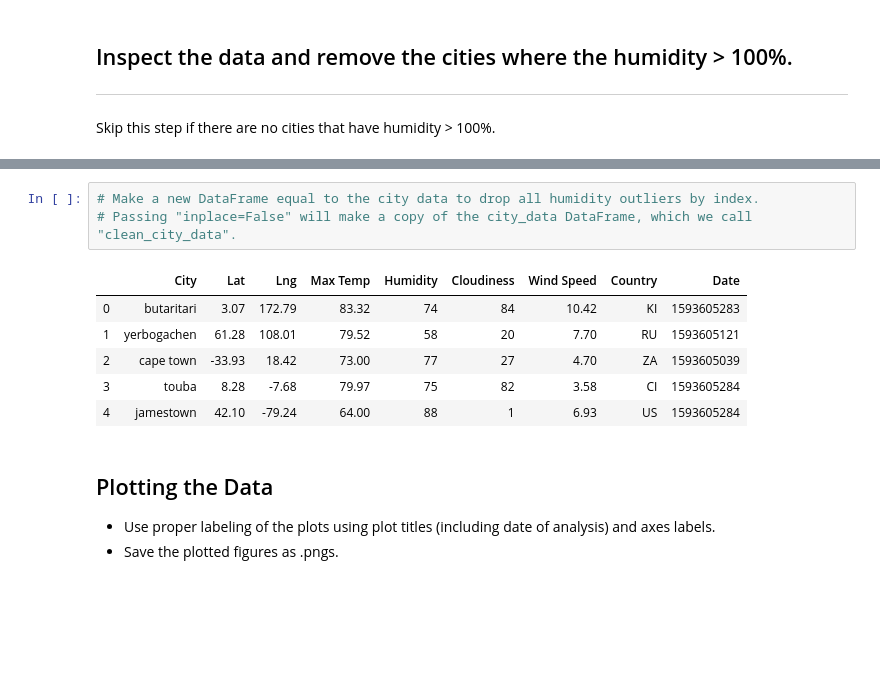
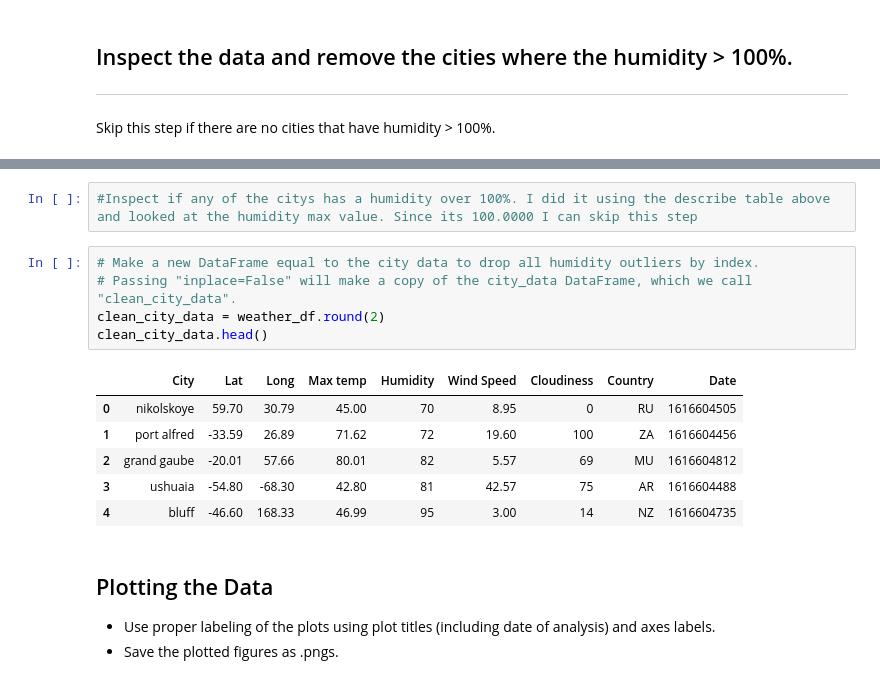
Before and after one commit to danielatuesta55/python-api-challenge, a Jupyter notebook: WeatherPy/WeatherPy-updated.ipynb, the cells around one changed output, grey strips where cells are left out. Drawn from its saved outputs; the diff is of its cells as text; blank space fills up the shorter version.

Commit message:
got clean_df and round it two decimal

```diff
--- a/WeatherPy/WeatherPy-updated.ipynb
+++ b/WeatherPy/WeatherPy-updated.ipynb
@@ -220,13 +205,17 @@ Int64Index([], dtype='int64')
+# %%
+#Inspect if any of the citys has a humidity over 100%. I did it using the describe table above and looked at the humidity max value. Since its 100.0000 I can skip this step
 # %%
 # Make a new DataFrame equal to the city data to drop all humidity outliers by index.
 # Passing "inplace=False" will make a copy of the city_data DataFrame, which we call "clean_city_data".
+clean_city_data = weather_df.round(2)
+clean_city_data.head()
 # %% [output]
-|  | City | Lat | Lng | Max Temp | Humidity | Cloudiness | Wind Speed | Country | Date |
-| 0 | butaritari | 3.07 | 172.79 | 83.32 | 74 | 84 | 10.42 | KI | 1593605283 |
-| 1 | yerbogachen | 61.28 | 108.01 | 79.52 | 58 | 20 | 7.70 | RU | 1593605121 |
-| 2 | cape town | -33.93 | 18.42 | 73.00 | 77 | 27 | 4.70 | ZA | 1593605039 |
-| 3 | touba | 8.28 | -7.68 | 79.97 | 75 | 82 | 3.58 | CI | 1593605284 |
-| 4 | jamestown | 42.10 | -79.24 | 64.00 | 88 | 1 | 6.93 | US | 1593605284 |
+|  | City | Lat | Long | Max temp | Humidity | Wind Speed | Cloudiness | Country | Date |
+| 0 | nikolskoye | 59.70 | 30.79 | 45.00 | 70 | 8.95 | 0 | RU | 1616604505 |
+| 1 | port alfred | -33.59 | 26.89 | 71.62 | 72 | 19.60 | 100 | ZA | 1616604456 |
+| 2 | grand gaube | -20.01 | 57.66 | 80.01 | 82 | 5.57 | 69 | MU | 1616604812 |
+| 3 | ushuaia | -54.80 | -68.30 | 42.80 | 81 | 42.57 | 75 | AR | 1616604488 |
+| 4 | bluff | -46.60 | 168.33 | 46.99 | 95 | 3.00 | 14 | NZ | 1616604735 |
 # %% [markdown]
 ## Plotting the Data
 * Use proper labeling of the plots using plot titles (including date of analysis) and axes labels.
```
Also changed, not shown: parts of 2 cells of this notebook.
